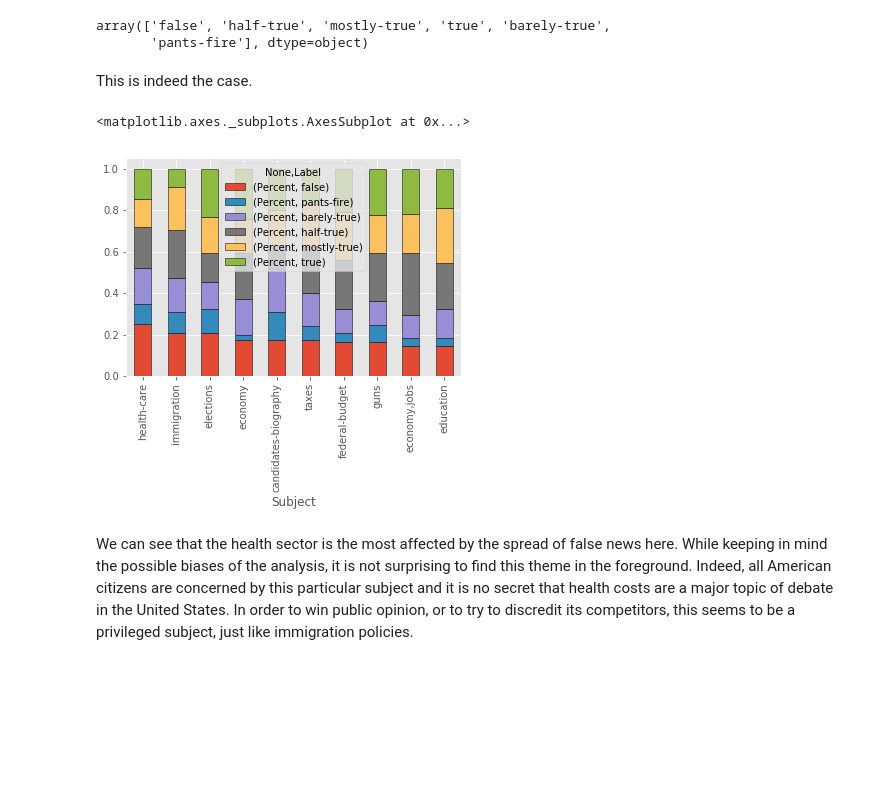
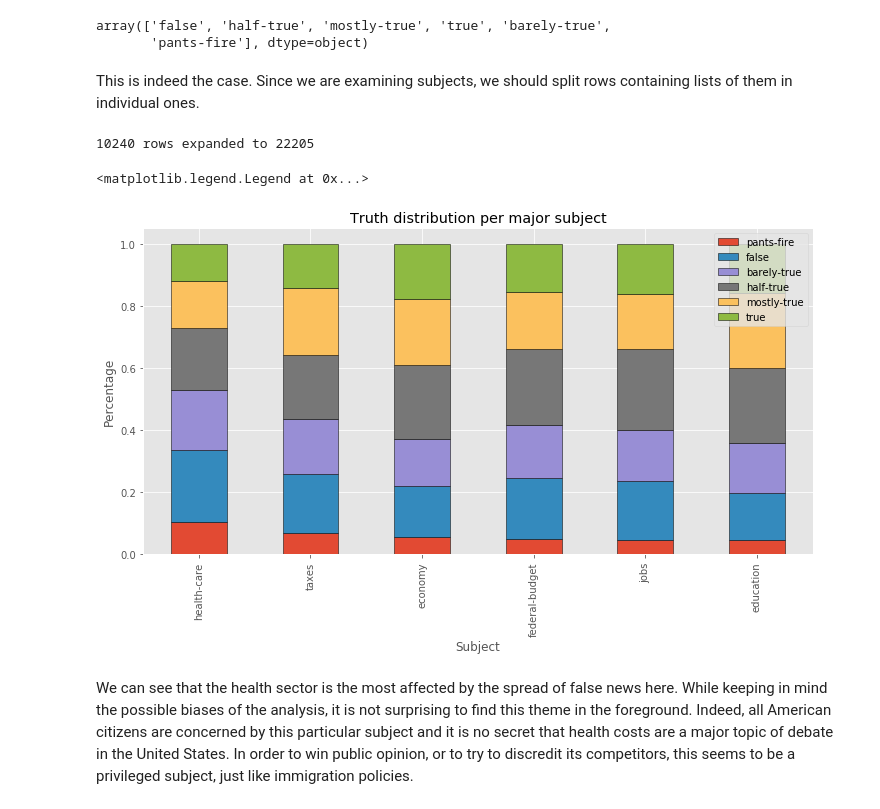
Before and after one commit to nicolasFontbonne/ADA-FakeNews, a Jupyter notebook: main_analysis.ipynb, the cells around one changed output. Drawn from its saved outputs; the diff is of its cells as text; code cells hidden in the pictures; blank space fills up the shorter version.

Commit message:
Plots & cleaning

```diff
--- a/main_analysis.ipynb
+++ b/main_analysis.ipynb
@@ -96,4 +121 @@ print(BeautifulSoup(get_additional_info("1123.json")['statement'], 'html.parser'
 </p>
-# %%
-liar_df['Date'] = pd.Series(np.zeros(len(liar_df)), index=liar_df.index)
-liar_df['Date'] = pd.to_datetime(liar_df['Date'])
@@ -106,15 +205,30 @@ liar_df['Date'] = pd.to_datetime(liar_df['Date'])
 # %%
 def get_truth_distribution(data, col_name, count_threshold, normalize = True):
+    '''
+    Return the distribution of truth outcomes for values of a particular column.
+    Input:
+        data:           input dataset
+        col_name:       column of the dataset
+        count_treshold: minimum number of statements for each column value
+        normalize:      whether to normalize number of statements per value
+    Output:
+        For each popular enough value, return its distribution of truthfulness
+    '''
     df = data[[col_name, "ID", "Label"]]
     df.columns = [col_name, "Percent", "Label"]
     col_subject = df.groupby([col_name, "Label"]).count()[["Percent"]]
     col_subject = col_subject.unstack('Label')
     col_subject = col_subject.fillna(0)
-    col_subject = col_subject[[('Percent', 'false'), ('Percent', 'pants-fire'), ('Percent', 'barely-true'),('Percent', 'half-true'),('Percent', 'mostly-true'),('Percent', 'true')]]
+    col_subject = col_subject[[('Percent', 'pants-fire'),
+                               ('Percent', 'false'),
+                               ('Percent', 'barely-true'),
+                               ('Percent', 'half-true'),
+                               ('Percent', 'mostly-true'),
+                               ('Percent', 'true')]]
     col_subject = col_subject[col_subject.sum(axis = 1) >= count_threshold]
     if normalize == True:
         col_subject = col_subject.div(col_subject.sum(axis = 1),axis = 'index')
-    col_subject = col_subject.sort_values(by=[('Percent', 'false')], ascending = False)
+    col_subject = col_subject.sort_values(by=[('Percent', 'pants-fire')], ascending = False)
     return col_subject
 # %% [markdown]
 ---
@@ -126,16 +240,30 @@ liar_df['Label'].unique()
 # %% [output]
 array(['false', 'half-true', 'mostly-true', 'true', 'barely-true',
        'pants-fire'], dtype=object)
-# %% [markdown]
-This is indeed the case.
+# %% [markdown]
+This is indeed the case. Since we are examining subjects, we should split rows containing lists of them in individual ones.
+# %%
+split_liar_df = split_col_lists(liar_df,'Subject')
+# %%
+print("{} rows expanded to {}".format(len(liar_df),len(split_liar_df)))
+# %% [output]
+10240 rows expanded to 22205
 # %%
-subject_distribution = get_truth_distribution(liar_df, "Subject", 100)
+subject_distribution = get_truth_distribution(split_liar_df, "Subject", 700)
 # %%
 plt.style.use('ggplot')
-subject_distribution.plot(kind='bar', stacked=True, ec='black')
+ax = subject_distribution.plot(kind='bar',
+                          stacked=True,
+                          ec='black',
+                          figsize=(12,6)
+                         )
+plt.title('Truth distribution per major subject')
+plt.xlabel('Subject')
+plt.ylabel('Percentage')
+ax.legend(subject_distribution.columns.get_level_values(1).tolist())
 # %% [output]
-<matplotlib.axes._subplots.AxesSubplot at 0x...>
+<matplotlib.legend.Legend at 0x...>
-[figure, old version]
+[figure, new version]
 # %% [markdown]
 We can see that the health sector is the most affected by the spread of false news here. While keeping in mind the possible biases of the analysis, it is not surprising to find this theme in the foreground. Indeed, all American citizens are concerned by this particular subject and it is no secret that health costs are a major topic of debate in the United States. In order to win public opinion, or to try to discredit its competitors, this seems to be a privileged subject, just like immigration policies.
 # %% [markdown]
```
Also changed, not shown: parts of 45 cells of this notebook.
